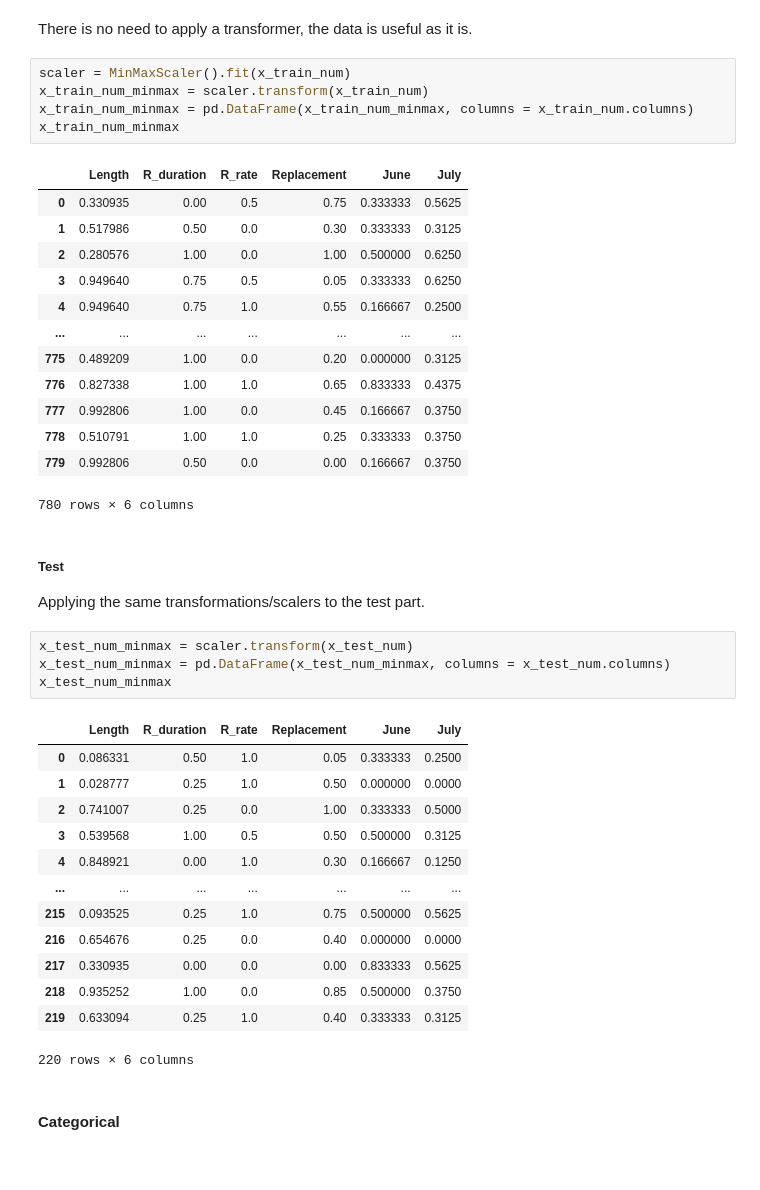
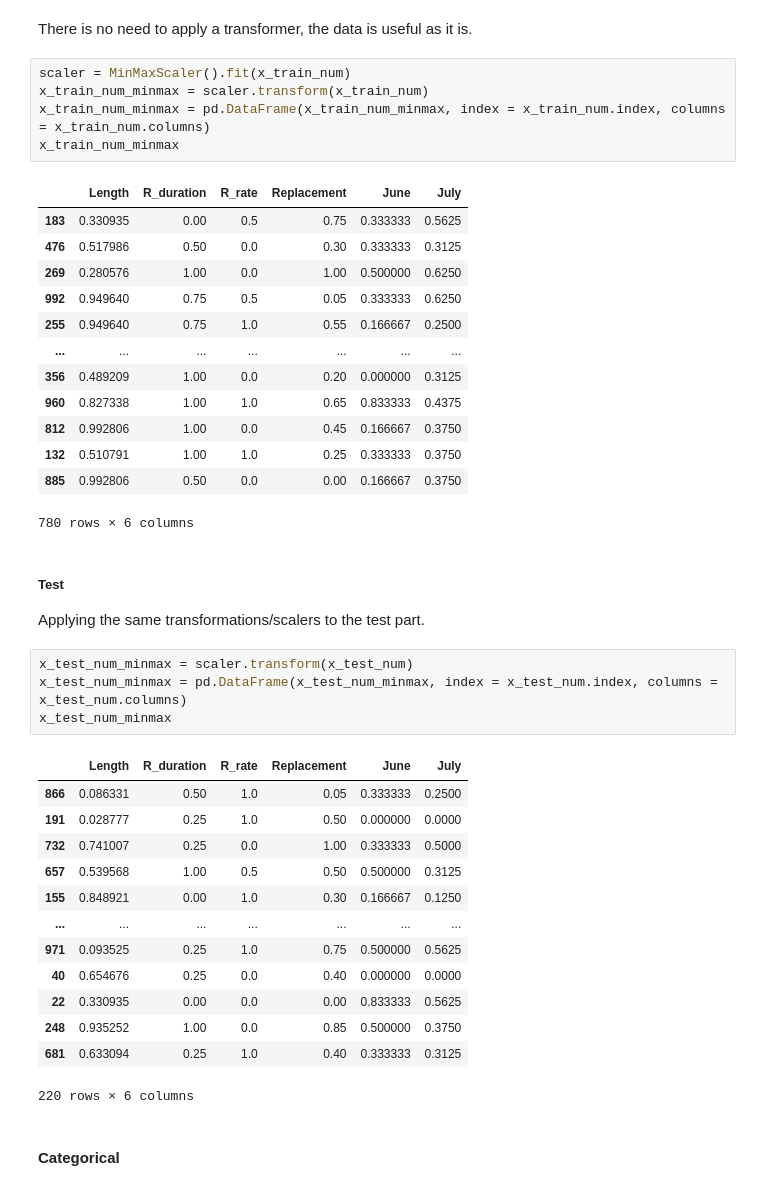
Before and after one commit to Alfon22A/Predictions-Logistic-Regression, a Jupyter notebook: Solution.ipynb, the cells around one changed output. Drawn from its saved outputs; the diff is of its cells as text.

```diff
--- a/Solution.ipynb
+++ b/Solution.ipynb
@@ -293,21 +293,21 @@ There is no need to apply a transformer, the data is useful as it is.
 # %%
 scaler = MinMaxScaler().fit(x_train_num)
 x_train_num_minmax = scaler.transform(x_train_num)
-x_train_num_minmax = pd.DataFrame(x_train_num_minmax, columns = x_train_num.columns)
+x_train_num_minmax = pd.DataFrame(x_train_num_minmax, index = x_train_num.index, columns = x_train_num.columns)
 x_train_num_minmax
 # %% [output]
 |  | Length | R_duration | R_rate | Replacement | June | July |
-| 0 | 0.330935 | 0.00 | 0.5 | 0.75 | 0.333333 | 0.5625 |
-| 1 | 0.517986 | 0.50 | 0.0 | 0.30 | 0.333333 | 0.3125 |
-| 2 | 0.280576 | 1.00 | 0.0 | 1.00 | 0.500000 | 0.6250 |
-| 3 | 0.949640 | 0.75 | 0.5 | 0.05 | 0.333333 | 0.6250 |
-| 4 | 0.949640 | 0.75 | 1.0 | 0.55 | 0.166667 | 0.2500 |
+| 183 | 0.330935 | 0.00 | 0.5 | 0.75 | 0.333333 | 0.5625 |
+| 476 | 0.517986 | 0.50 | 0.0 | 0.30 | 0.333333 | 0.3125 |
+| 269 | 0.280576 | 1.00 | 0.0 | 1.00 | 0.500000 | 0.6250 |
+| 992 | 0.949640 | 0.75 | 0.5 | 0.05 | 0.333333 | 0.6250 |
+| 255 | 0.949640 | 0.75 | 1.0 | 0.55 | 0.166667 | 0.2500 |
 | ... | ... | ... | ... | ... | ... | ... |
-| 775 | 0.489209 | 1.00 | 0.0 | 0.20 | 0.000000 | 0.3125 |
-| 776 | 0.827338 | 1.00 | 1.0 | 0.65 | 0.833333 | 0.4375 |
-| 777 | 0.992806 | 1.00 | 0.0 | 0.45 | 0.166667 | 0.3750 |
-| 778 | 0.510791 | 1.00 | 1.0 | 0.25 | 0.333333 | 0.3750 |
-| 779 | 0.992806 | 0.50 | 0.0 | 0.00 | 0.166667 | 0.3750 |
+| 356 | 0.489209 | 1.00 | 0.0 | 0.20 | 0.000000 | 0.3125 |
+| 960 | 0.827338 | 1.00 | 1.0 | 0.65 | 0.833333 | 0.4375 |
+| 812 | 0.992806 | 1.00 | 0.0 | 0.45 | 0.166667 | 0.3750 |
+| 132 | 0.510791 | 1.00 | 1.0 | 0.25 | 0.333333 | 0.3750 |
+| 885 | 0.992806 | 0.50 | 0.0 | 0.00 | 0.166667 | 0.3750 |
 780 rows × 6 columns
 # %% [markdown]
 ##### Test
@@ -315,21 +315,21 @@ x_train_num_minmax
 Applying the same transformations/scalers to the test part.
 # %%
 x_test_num_minmax = scaler.transform(x_test_num)
-x_test_num_minmax = pd.DataFrame(x_test_num_minmax, columns = x_test_num.columns)
+x_test_num_minmax = pd.DataFrame(x_test_num_minmax, index = x_test_num.index, columns = x_test_num.columns)
 x_test_num_minmax
 # %% [output]
 |  | Length | R_duration | R_rate | Replacement | June | July |
-| 0 | 0.086331 | 0.50 | 1.0 | 0.05 | 0.333333 | 0.2500 |
-| 1 | 0.028777 | 0.25 | 1.0 | 0.50 | 0.000000 | 0.0000 |
-| 2 | 0.741007 | 0.25 | 0.0 | 1.00 | 0.333333 | 0.5000 |
-| 3 | 0.539568 | 1.00 | 0.5 | 0.50 | 0.500000 | 0.3125 |
-| 4 | 0.848921 | 0.00 | 1.0 | 0.30 | 0.166667 | 0.1250 |
+| 866 | 0.086331 | 0.50 | 1.0 | 0.05 | 0.333333 | 0.2500 |
+| 191 | 0.028777 | 0.25 | 1.0 | 0.50 | 0.000000 | 0.0000 |
+| 732 | 0.741007 | 0.25 | 0.0 | 1.00 | 0.333333 | 0.5000 |
+| 657 | 0.539568 | 1.00 | 0.5 | 0.50 | 0.500000 | 0.3125 |
+| 155 | 0.848921 | 0.00 | 1.0 | 0.30 | 0.166667 | 0.1250 |
 | ... | ... | ... | ... | ... | ... | ... |
-| 215 | 0.093525 | 0.25 | 1.0 | 0.75 | 0.500000 | 0.5625 |
-| 216 | 0.654676 | 0.25 | 0.0 | 0.40 | 0.000000 | 0.0000 |
-| 217 | 0.330935 | 0.00 | 0.0 | 0.00 | 0.833333 | 0.5625 |
-| 218 | 0.935252 | 1.00 | 0.0 | 0.85 | 0.500000 | 0.3750 |
-| 219 | 0.633094 | 0.25 | 1.0 | 0.40 | 0.333333 | 0.3125 |
+| 971 | 0.093525 | 0.25 | 1.0 | 0.75 | 0.500000 | 0.5625 |
+| 40 | 0.654676 | 0.25 | 0.0 | 0.40 | 0.000000 | 0.0000 |
+| 22 | 0.330935 | 0.00 | 0.0 | 0.00 | 0.833333 | 0.5625 |
+| 248 | 0.935252 | 1.00 | 0.0 | 0.85 | 0.500000 | 0.3750 |
+| 681 | 0.633094 | 0.25 | 1.0 | 0.40 | 0.333333 | 0.3125 |
 220 rows × 6 columns
 # %% [markdown]
 #### Categorical
```
Also changed, not shown: parts of 21 cells of this notebook.
